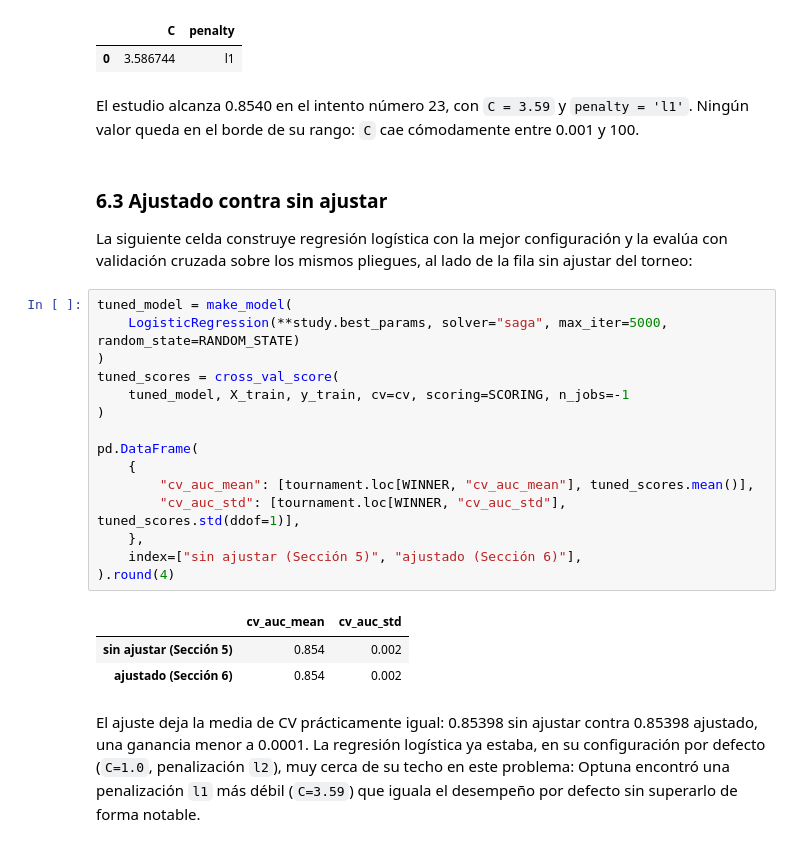
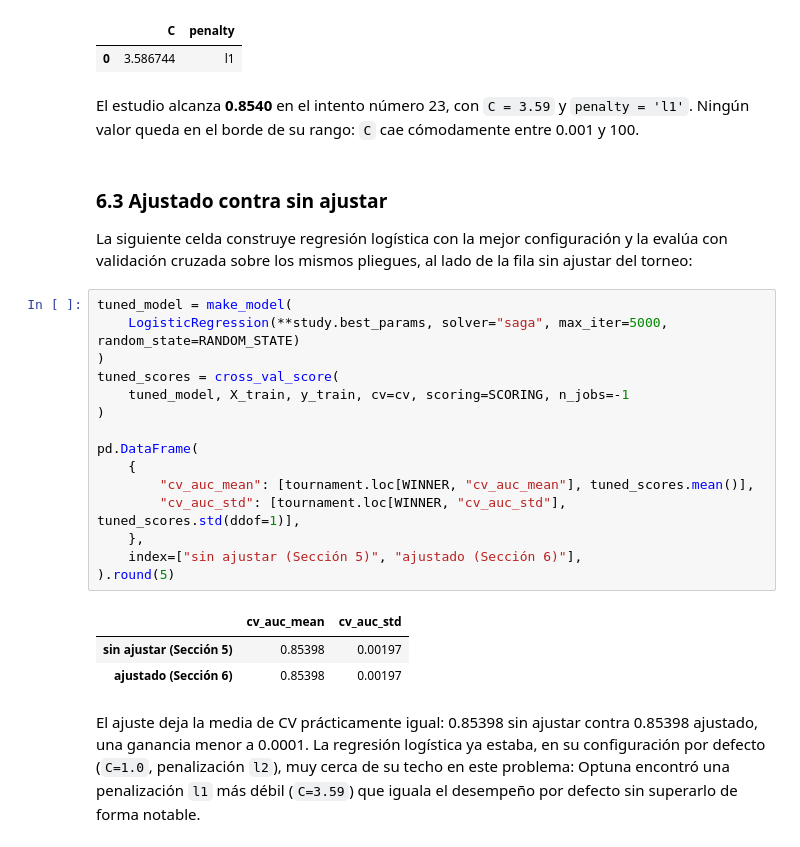
Before and after one commit to jp0617/IA, a Jupyter notebook: model_selection_classification_heart_disease.ipynb, the cells around one changed output. Cells and saved outputs as stored; diff of their text form.

```diff
--- a/model_selection_classification_heart_disease.ipynb
+++ b/model_selection_classification_heart_disease.ipynb
@@ -631,7 +634,7 @@ mejor AUC de validación cruzada: 0.8540 (intento 23)
 |  | C | penalty |
 | 0 | 3.586744 | l1 |
 # %% [markdown]
-El estudio alcanza 0.8540 en el intento número 23, con `C = 3.59` y `penalty = 'l1'`. Ningún valor
+El estudio alcanza **0.8540** en el intento número 23, con `C = 3.59` y `penalty = 'l1'`. Ningún valor
 queda en el borde de su rango: `C` cae cómodamente entre 0.001 y 100.
 # %% [markdown]
 ### 6.3 Ajustado contra sin ajustar
@@ -641,22 +644,22 @@ validación cruzada sobre los mismos pliegues, al lado de la fila sin ajustar de
 # %%
 tuned_model = make_model(
     LogisticRegression(**study.best_params, solver="saga", max_iter=5000, random_state=RANDOM_STATE)
 )
 tuned_scores = cross_val_score(
     tuned_model, X_train, y_train, cv=cv, scoring=SCORING, n_jobs=-1
 )
 
 pd.DataFrame(
     {
         "cv_auc_mean": [tournament.loc[WINNER, "cv_auc_mean"], tuned_scores.mean()],
         "cv_auc_std": [tournament.loc[WINNER, "cv_auc_std"], tuned_scores.std(ddof=1)],
     },
     index=["sin ajustar (Sección 5)", "ajustado (Sección 6)"],
-).round(4)
+).round(5)
 # %% [output]
 |  | cv_auc_mean | cv_auc_std |
-| sin ajustar (Sección 5) | 0.854 | 0.002 |
-| ajustado (Sección 6) | 0.854 | 0.002 |
+| sin ajustar (Sección 5) | 0.85398 | 0.00197 |
+| ajustado (Sección 6) | 0.85398 | 0.00197 |
 # %% [markdown]
 El ajuste deja la media de CV prácticamente igual: 0.85398 sin ajustar contra 0.85398 ajustado, una
 ganancia menor a 0.0001. La regresión logística ya estaba, en su configuración por defecto (`C=1.0`,
```
Also changed, not shown: parts of 4 cells of this notebook.
